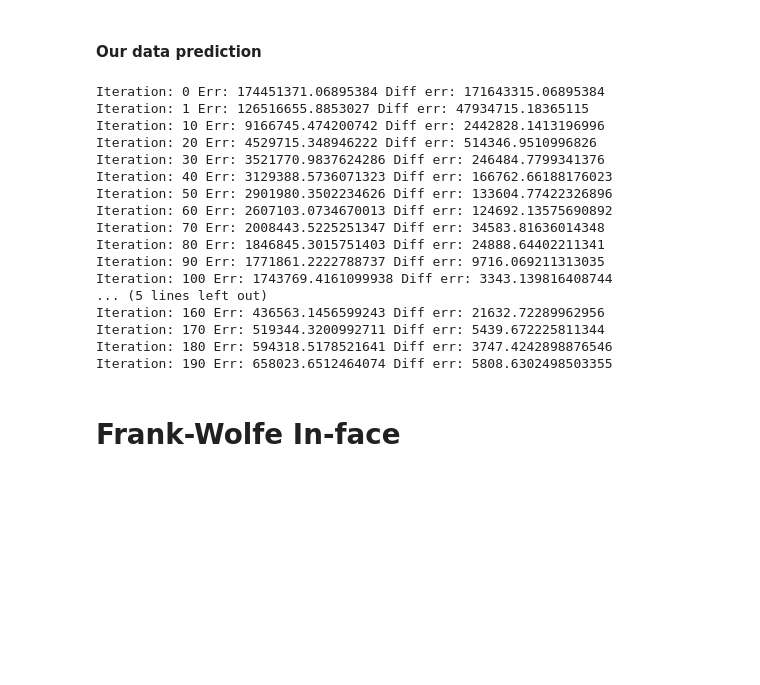
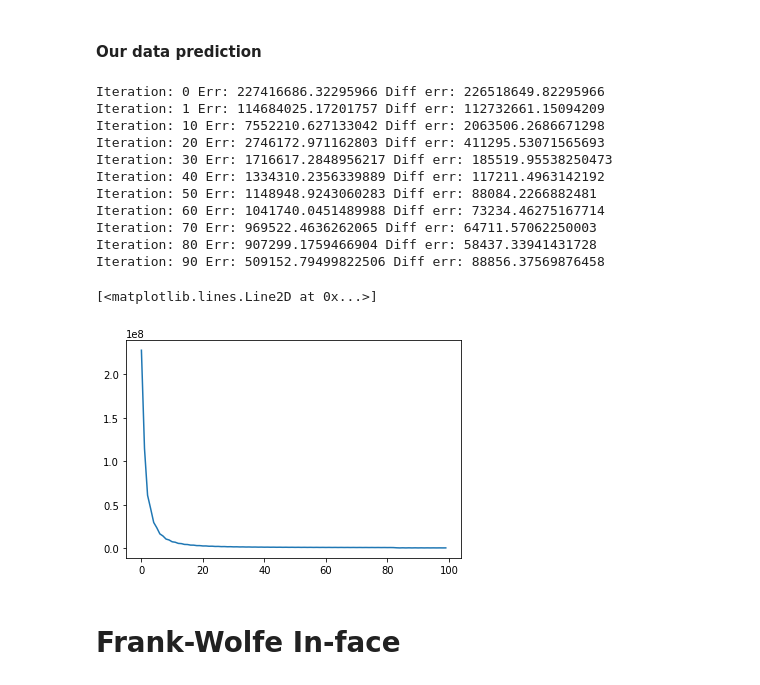
Before and after one commit to carmen-martin/recommender-systems, a Jupyter notebook: FW_GoodReads_recommender.ipynb, the cells around one changed output. Saved outputs shown, nothing was run; the diff lists cells and outputs as text; code cells hidden in the pictures; blank space fills up the shorter version.

Commit message:
Added plot and nice simulation where all three cases show up

```diff
--- a/FW_GoodReads_recommender.ipynb
+++ b/FW_GoodReads_recommender.ipynb
@@ -168,6 +168,8 @@ def FrankWolfe(X, objective_function, delta, printing_res = True, Z_init = None,
     :return: Z: matrix of predicted ratings - it should be like X but with no 'empty values'
             accuracy: difference between original values (X) and predicted ones (Z)
     '''
+
+    res_list = []
 
     # Get X indexes for not empty values
     idx_ratings = np.argwhere(X != 0)
@@ -223,7 +225,10 @@ def FrankWolfe(X, objective_function, delta, printing_res = True, Z_init = None,
 
         # Count iteration
         it += 1
-    return Z, Zk_tilde, err
+
+        res_list.append(err)
+
+    return Z, Zk_tilde, err, res_list
 # %% [markdown]
 We build a smaller matrix for testing the FW alg, then we will apply it to our data
 # %%
@@ -250,22 +255,16 @@ X_test_norm = X_test/5
 # %%
 new_data = np.nan_to_num(data_matrix, 0)
 # %%
-pred_ratings, update_Z, loss = FrankWolfe(new_data, FW_objective_function, delta = 43250, max_iter=200, patience=1e-5)
+pred_ratings, update_Z, loss, res_listFW = FrankWolfe(new_data, FW_objective_function, delta = 43250, max_iter=100, patience=1e-5)
 # %% [output]
-Iteration: 0 Err: 174451371.06895384 Diff err: 171643315.06895384
-Iteration: 1 Err: 126516655.8853027 Diff err: 47934715.18365115
-Iteration: 10 Err: 9166745.474200742 Diff err: 2442828.1413196996
-Iteration: 20 Err: 4529715.348946222 Diff err: 514346.9510996826
-Iteration: 30 Err: 3521770.9837624286 Diff err: 246484.7799341376
-Iteration: 40 Err: 3129388.5736071323 Diff err: 166762.66188176023
-Iteration: 50 Err: 2901980.3502234626 Diff err: 133604.77422326896
-Iteration: 60 Err: 2607103.0734670013 Diff err: 124692.13575690892
-Iteration: 70 Err: 2008443.5225251347 Diff err: 34583.81636014348
-Iteration: 80 Err: 1846845.3015751403 Diff err: 24888.64402211341
-Iteration: 90 Err: 1771861.2222788737 Diff err: 9716.069211313035
-Iteration: 100 Err: 1743769.4161099938 Diff err: 3343.139816408744
-... (5 lines left out)
-Iteration: 160 Err: 436563.1456599243 Diff err: 21632.72289962956
-Iteration: 170 Err: 519344.3200992711 Diff err: 5439.672225811344
-Iteration: 180 Err: 594318.5178521641 Diff err: 3747.4242898876546
-Iteration: 190 Err: 658023.6512464074 Diff err: 5808.6302498503355
+Iteration: 0 Err: 227416686.32295966 Diff err: 226518649.82295966
+Iteration: 1 Err: 114684025.17201757 Diff err: 112732661.15094209
+Iteration: 10 Err: 7552210.627133042 Diff err: 2063506.2686671298
+Iteration: 20 Err: 2746172.971162803 Diff err: 411295.53071565693
+Iteration: 30 Err: 1716617.2848956217 Diff err: 185519.95538250473
+Iteration: 40 Err: 1334310.2356339889 Diff err: 117211.4963142192
+Iteration: 50 Err: 1148948.9243060283 Diff err: 88084.2266882481
+Iteration: 60 Err: 1041740.0451489988 Diff err: 73234.46275167714
+Iteration: 70 Err: 969522.4636262065 Diff err: 64711.57062250003
+Iteration: 80 Err: 907299.1759466904 Diff err: 58437.33941431728
+Iteration: 90 Err: 509152.79499822506 Diff err: 88856.37569876458
@@ -272,3 +273,8 @@ Iteration: 190 Err: 658023.6512464074 Diff err: 5808.6302498503355
+# %%
+plot(res_listFW)
+# %% [output]
+[<matplotlib.lines.Line2D at 0x...>]
+[figure, added]
 # %% [markdown]
 # Frank-Wolfe In-face
 # %%
```
Also changed, not shown: parts of 12 cells of this notebook.
